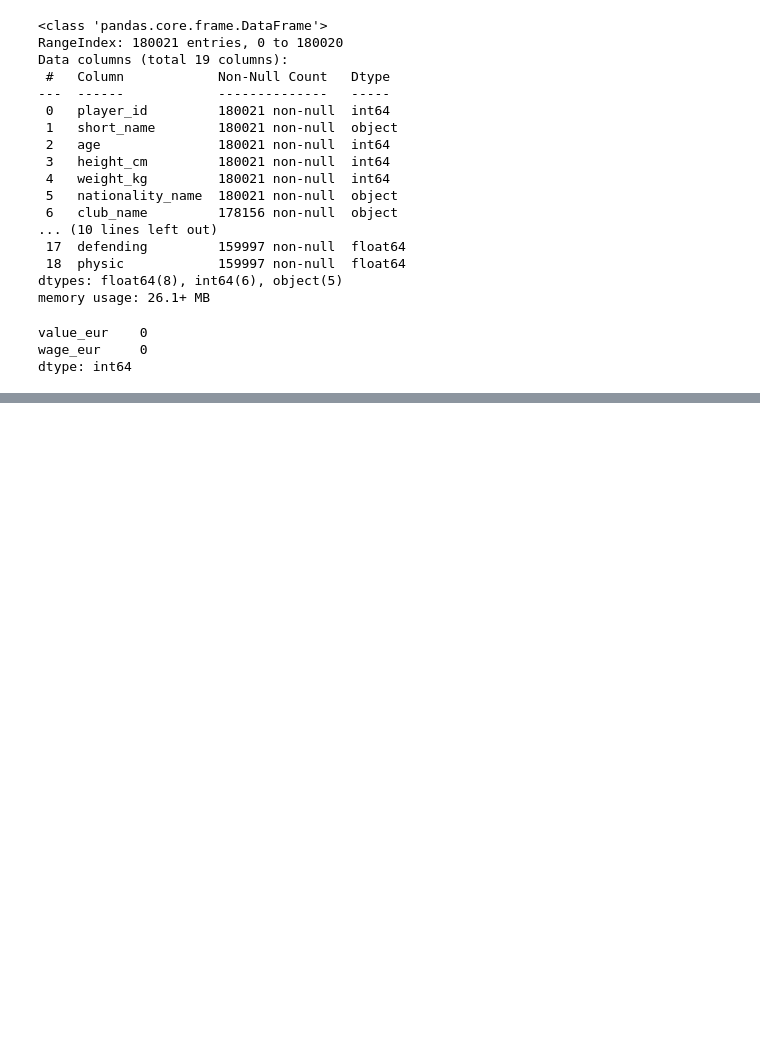
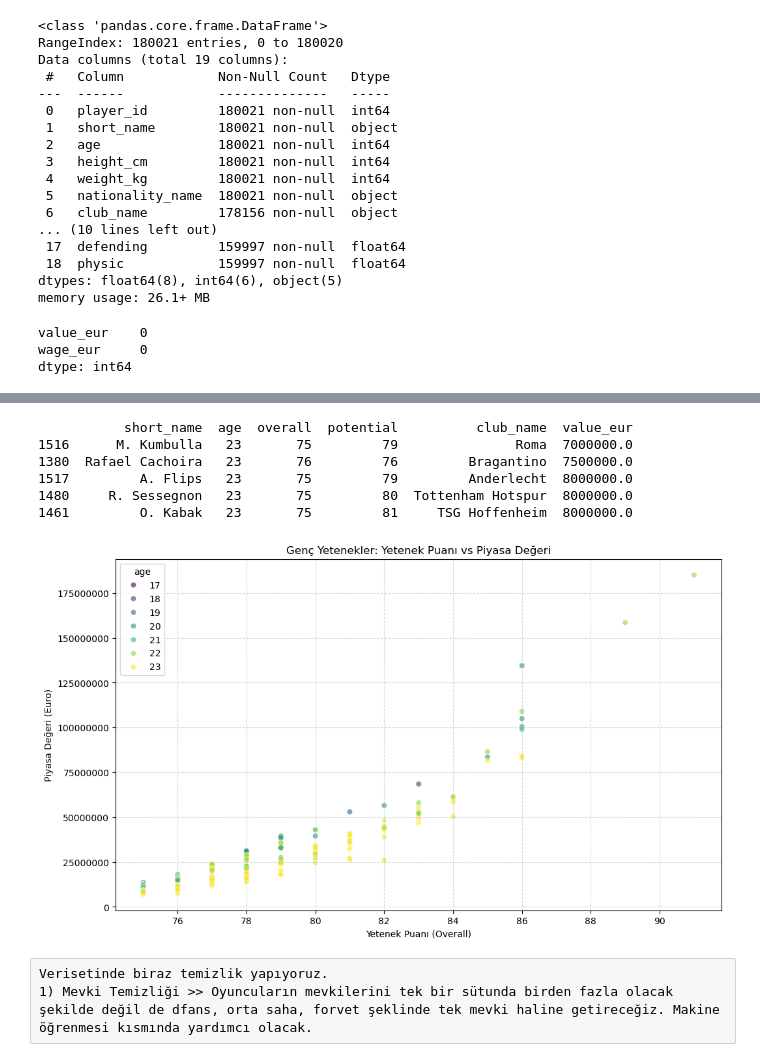
Before and after one commit to yeG00/Predictive-Football-Scouting, a Jupyter notebook: Data Cleaning.ipynb, the cells around one changed output, grey strips where cells are left out. Drawn from its saved outputs; the diff is of its cells as text; code cells hidden in the pictures; blank space fills up the shorter version.

```diff
--- a/Data Cleaning.ipynb
+++ b/Data Cleaning.ipynb
@@ -62,0 +110,12 @@ dtype: int64
+# %%
+filtered_df = df[df['fifa_version'] == 24.0].copy()
+secilen_sutunlar = [
+    'player_id', 'short_name', 'age', 'height_cm', 'weight_kg',
+    'nationality_name', 'club_name', 'league_name', 'overall', 'potential',
+    'value_eur', 'wage_eur', 'player_positions', 'pace', 'shooting',
+    'passing', 'dribbling', 'defending', 'physic'
+]
+filtered_df = filtered_df[secilen_sutunlar]
+filtered_df = filtered_df.dropna(subset=['value_eur', 'wage_eur'])
+filtered_df['maliyet_per_overall'] = filtered_df['value_eur'] / filtered_df['overall']
+print("Güncel ve temizlenmiş FC 24 oyuncu sayısı:", filtered_df.shape[0])
@@ -62,0 +133,2 @@ dtype: int64
+# %%
+young_talents = filtered_df[(filtered_df['age'] <= 23 ) & (filtered_df['overall'] >= 75)]
@@ -62,0 +137,31 @@ dtype: int64
+# %%
+print(cheap_stars[['short_name', 'age', 'overall', 'potential', 'club_name', 'value_eur']].head(5))
+# %% [output]
+           short_name  age  overall  potential          club_name  value_eur
+1516      M. Kumbulla   23       75         79               Roma  7000000.0
+1380  Rafael Cachoira   23       76         76         Bragantino  7500000.0
+1517         A. Flips   23       75         79         Anderlecht  8000000.0
+1480     R. Sessegnon   23       75         80  Tottenham Hotspur  8000000.0
+1461         O. Kabak   23       75         81     TSG Hoffenheim  8000000.0
+# %%
+
+plt.figure(figsize=(12, 7))
+
+# genc_yetenekler DataFrame'ini kullanıyoruz
+# alpha=0.6 noktaları biraz şeffaf yapar ki üst üste binenleri görebilelim
+sns.scatterplot(data=young_talents, x='overall', y='value_eur', hue='age', palette='viridis', alpha=0.6)
+
+plt.title('Genç Yetenekler: Yetenek Puanı vs Piyasa Değeri')
+plt.xlabel('Yetenek Puanı (Overall)')
+plt.ylabel('Piyasa Değeri (Euro)')
+
+# Bilimsel gösterimi (1e7 gibi) kapatmak için:
+plt.ticklabel_format(style='plain', axis='y')
+
+plt.grid(True, linestyle='--', alpha=0.5)
+plt.show()
+# %% [output]
+[figure, added]
+# %% [raw]
+Verisetinde biraz temizlik yapıyoruz.
+1) Mevki Temizliği >> Oyuncuların mevkilerini tek bir sütunda birden fazla olacak şekilde değil de dfans, orta saha, forvet şeklinde tek mevki haline getireceğiz. Makine öğrenmesi kısmında yardımcı olacak.
```
Also changed, not shown: parts of 16 cells of this notebook.
